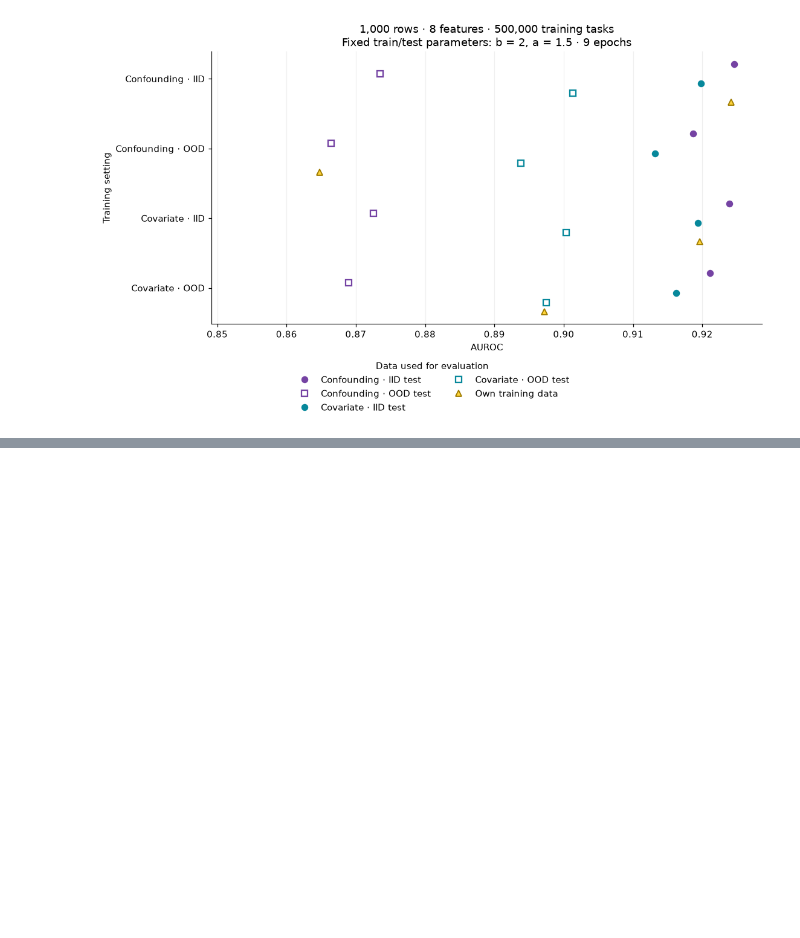
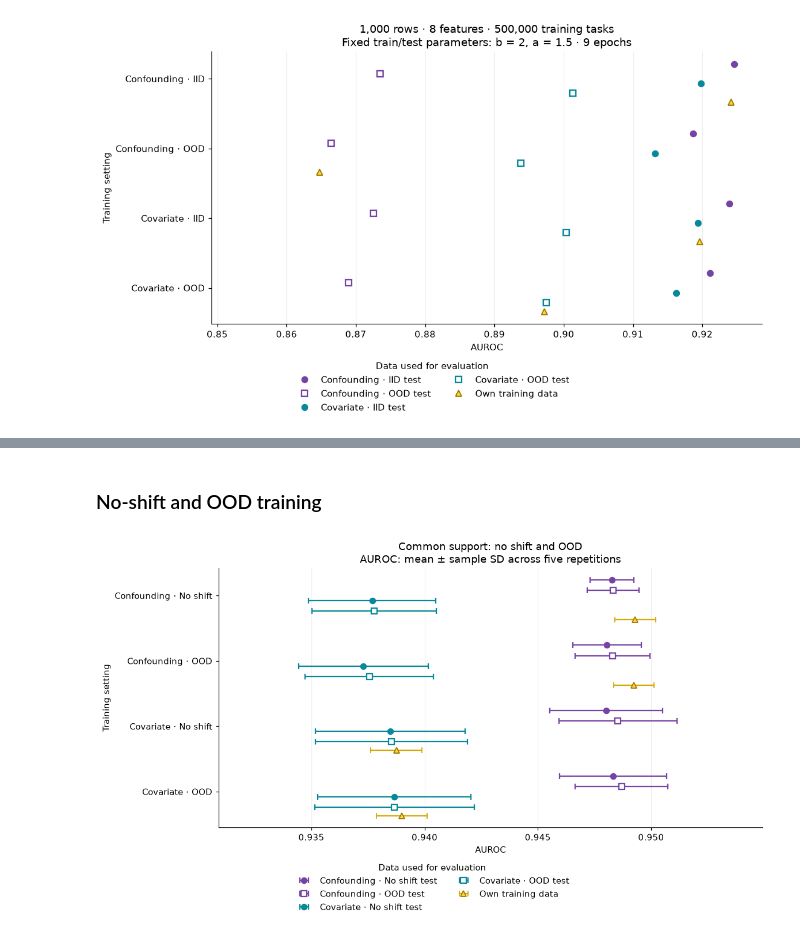
Before and after one commit to IliaKipshidze/tabicl-conf-shift, a Jupyter notebook: src/tabicl/nano_graph_u/results_analysis.ipynb, the cells around one changed output, grey strips where cells are left out. Saved outputs shown, nothing was run; the diff lists cells and outputs as text; code cells hidden in the pictures; blank space fills up the shorter version.

Commit message:
Plot common-support no-shift, OOD and mixed results

```diff
--- a/src/tabicl/nano_graph_u/results_analysis.ipynb
+++ b/src/tabicl/nano_graph_u/results_analysis.ipynb
@@ -979,0 +1051,41 @@ plot_large_auroc(9)
+# %%
+pool_xlim = (
+    min((frame["roc_auc_mean"] - frame["roc_auc_std"]).min()
+        for frame in (pool_summary, pool_training)) - 0.003,
+    max((frame["roc_auc_mean"] + frame["roc_auc_std"]).max()
+        for frame in (pool_summary, pool_training)) + 0.003)
+pool_markers = {"uniform": "o", "shift": "s", "mixed": "D"}
+pool_mixed_colors = {"confounding": "#2E7D32", "covariate": "#66A61E"}
+
+def plot_common_support(regimes, title, filename):
+    row_order = [f"{mode.title()} \u00b7 {pool_labels[condition]}"
+                 for mode in modes for condition in regimes]
+    tests = [(mode, condition) for mode in modes for condition in regimes]
+    fig, ax = plt.subplots(figsize=(10.5, 6 if len(row_order) == 4 else 8), layout="constrained")
+    for (mode, condition), offset in zip(tests, np.linspace(-0.24, 0.24, len(tests))):
+        label = f"{mode.title()} \u00b7 {pool_labels[condition]}"
+        means, sds = pool_auc.loc[row_order, label], pool_sd.loc[row_order, label]
+        color = pool_mixed_colors[mode] if condition == "mixed" else colors[modes.index(mode)]
+        ax.errorbar(means, np.arange(len(row_order)) + offset, xerr=sds,
+                    fmt=pool_markers[condition], linestyle="none", markersize=6, capsize=3,
+                    color=color, markerfacecolor=color if condition == "uniform" else "white",
+                    markeredgewidth=1.5, label=f"{label} test")
+    own = pool_training.set_index("model").loc[row_order]
+    ax.errorbar(own["roc_auc_mean"], np.arange(len(row_order)) + 0.37, xerr=own["roc_auc_std"],
+                fmt="^", linestyle="none", markersize=7, capsize=3, markeredgewidth=1.2,
+                color="#D4AA00", markerfacecolor="#FFD43B", markeredgecolor="#9E7B00",
+                label="Own training data")
+    ax.set_yticks(range(len(row_order)), row_order)
+    ax.invert_yaxis()
+    ax.set(xlim=pool_xlim, xlabel="AUROC", ylabel="Training setting",
+           title=f"Common support: {title}\nAUROC: mean \u00b1 sample SD across five repetitions")
+    ax.grid(axis="x", alpha=0.2)
+    fig.legend(*ax.get_legend_handles_labels(), loc="outside lower center",
+               ncol=2, frameon=False, title="Data used for evaluation")
+    show_plot(fig, filename, POOL_DIR / "figures")
+# %% [markdown]
+### No-shift and OOD training
+# %%
+plot_common_support(["uniform", "shift"], "no shift and OOD", "01_no_shift_vs_ood")
+# %% [output]
+[figure, added]
```
Also changed, not shown: parts of 6 cells of this notebook.
